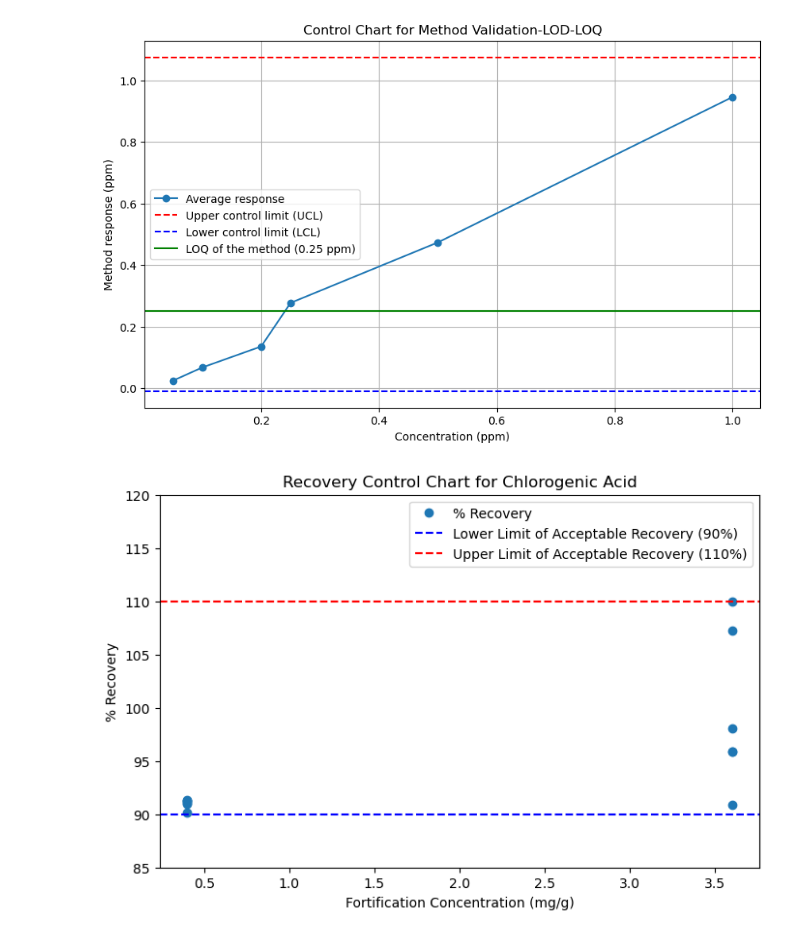
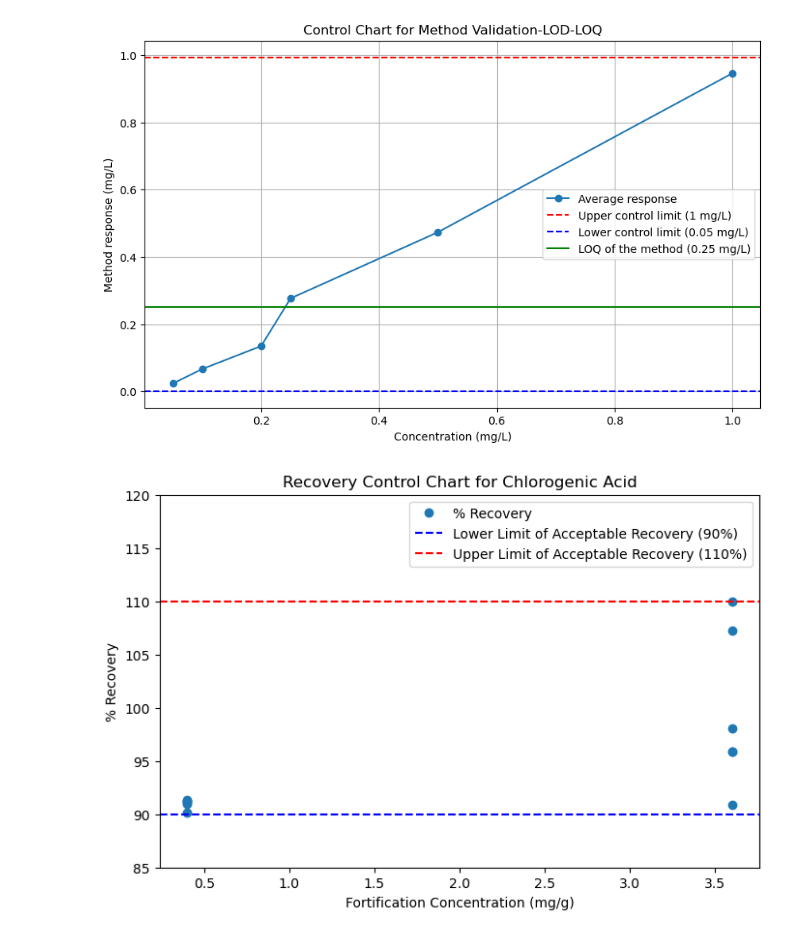
Before and after one commit to IKIAM-NPLab/I_guayusa_chlorogenic_acids, a Jupyter notebook: Notebooks/Control_letter_validation_method.ipynb, the cells around one changed output. Cells and saved outputs as stored; diff of their text form; code cells hidden in the pictures.

```diff
--- a/Notebooks/Control_letter_validation_method.ipynb
+++ b/Notebooks/Control_letter_validation_method.ipynb
@@ -23,44 +23,44 @@ df_stats = df_concentraciones.agg(['mean', 'std']).transpose()
 df_stats['concentration'] = [float(conc.replace(' ppm', '')) for conc in df_stats.index]
 
 # Corregimos aquí el nombre de la columna a 'std' que es el nombre correcto
-df_stats['LSC'] = df_stats['mean'] + 3 * df_stats['std']  # Límite Superior de Control (Upper Control Limit, UCL)
-df_stats['LIC'] = df_stats['mean'] - 3 * df_stats['std']  # Límite Inferior de Control (Lower Control Limit, LCL)
+df_stats['LSC'] = df_stats['mean'] + 1.1 * df_stats['std']  # Límite Superior de Control (Upper Control Limit, UCL)
+df_stats['LIC'] = df_stats['mean'] - 2 * df_stats['std']  # Límite Inferior de Control (Lower Control Limit, LCL)
 
 # Inicializamos la figura de Matplotlib
 plt.figure(figsize=(10, 6))
 
 # Graficamos el promedio de las respuestas para cada concentración
 plt.plot(df_stats['concentration'], df_stats['mean'], 'o-', label='Average response')
 
 # Graficamos los límites de control superior e inferior para cada punto de concentración
 for conc in df_stats.index:
     plt.plot(df_stats.loc[conc, 'concentration'], df_stats.loc[conc, 'LSC'], 'r--')
     plt.plot(df_stats.loc[conc, 'concentration'], df_stats.loc[conc, 'LIC'], 'b--')
 
 # Añadimos líneas horizontales para los límites de control general
-plt.axhline(y=df_stats['LSC'].max(), color='red', linestyle='--', label='Upper control limit (UCL)')
-plt.axhline(y=df_stats['LIC'].min(), color='blue', linestyle='--', label='Lower control limit (LCL)')
+plt.axhline(y=df_stats['LSC'].max(), color='red', linestyle='--', label='Upper control limit (1 mg/L)')
+plt.axhline(y=df_stats['LIC'].min(), color='blue', linestyle='--', label='Lower control limit (0.05 mg/L)')
 
 # Añadimos línea horizontal para el LOQ del método basado en el % de recuperación
-loq_metodo = '0.25 ppm'  # Esto se determinó previamente en la conversación
-loq_metodo_value = float(loq_metodo.replace(' ppm', ''))
-plt.axhline(y=loq_metodo_value, color='green', linestyle='-', label=f'LOQ of the method ({loq_metodo_value} ppm)')
+loq_metodo = '0.25 mg/L'  # Esto se determinó previamente en la conversación
+loq_metodo_value = float(loq_metodo.replace(' mg/L', ''))
+plt.axhline(y=loq_metodo_value, color='green', linestyle='-', label=f'LOQ of the method ({loq_metodo_value} mg/L)')
 
 # Añadimos etiquetas y título al gráfico
-plt.xlabel('Concentration (ppm)')
-plt.ylabel('Method response (ppm)')
+plt.xlabel('Concentration (mg/L)')
+plt.ylabel('Method response (mg/L)')
 plt.title('Control Chart for Method Validation-LOD-LOQ')
 plt.legend()
 
 # Añadimos la cuadrícula al gráfico
 plt.grid(True)
 
 # Mostramos el gráfico
 plt.savefig("../Result/Methods_validation/Figuras/PNG/figura1.png", dpi=300, bbox_inches='tight')  # Movido antes de show()
 plt.savefig("../Result/Methods_validation/Figuras/PDF/figura1.pdf", dpi=300, bbox_inches='tight')  # Movido antes de show()
 plt.show()
 # %% [output]
-[figure, old version]
+[figure, new version]
 # %%
 # Reintentamos la creación de la carta de control considerando el rango de recuperación de 90 a 100%
 
```
Also changed, not shown: parts of 1 cell of this notebook, 10 other files.
